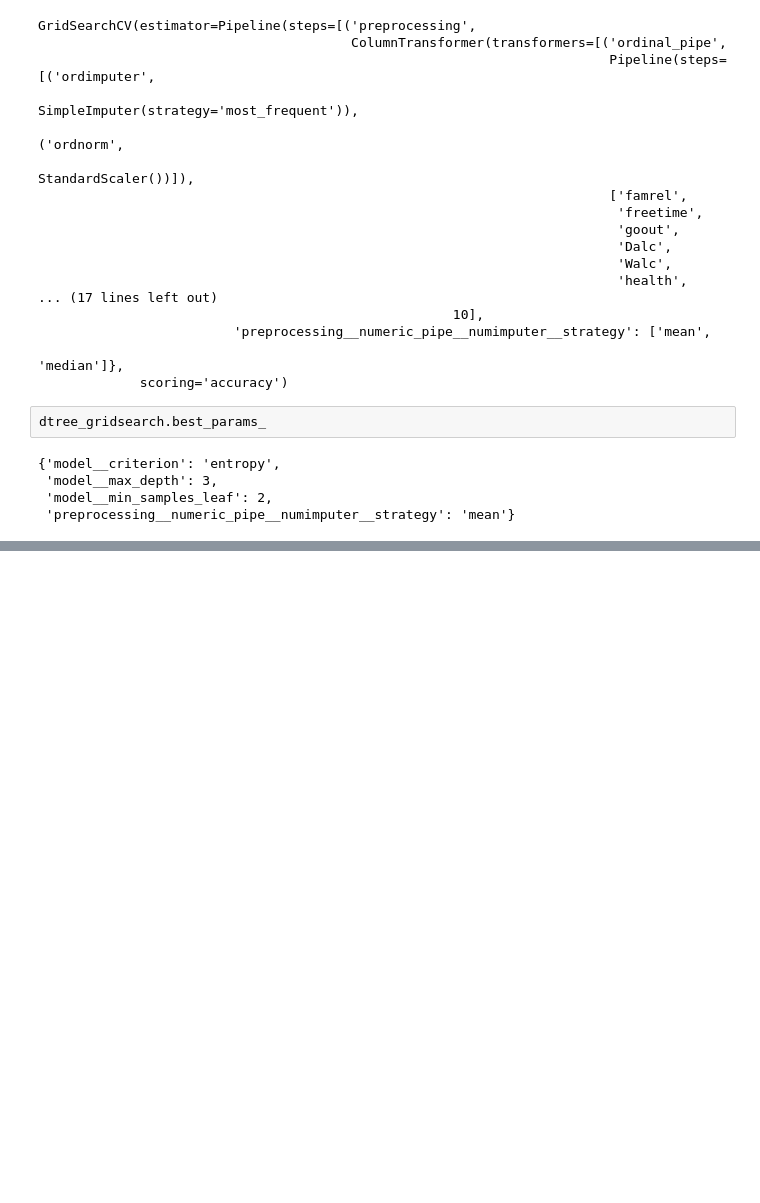
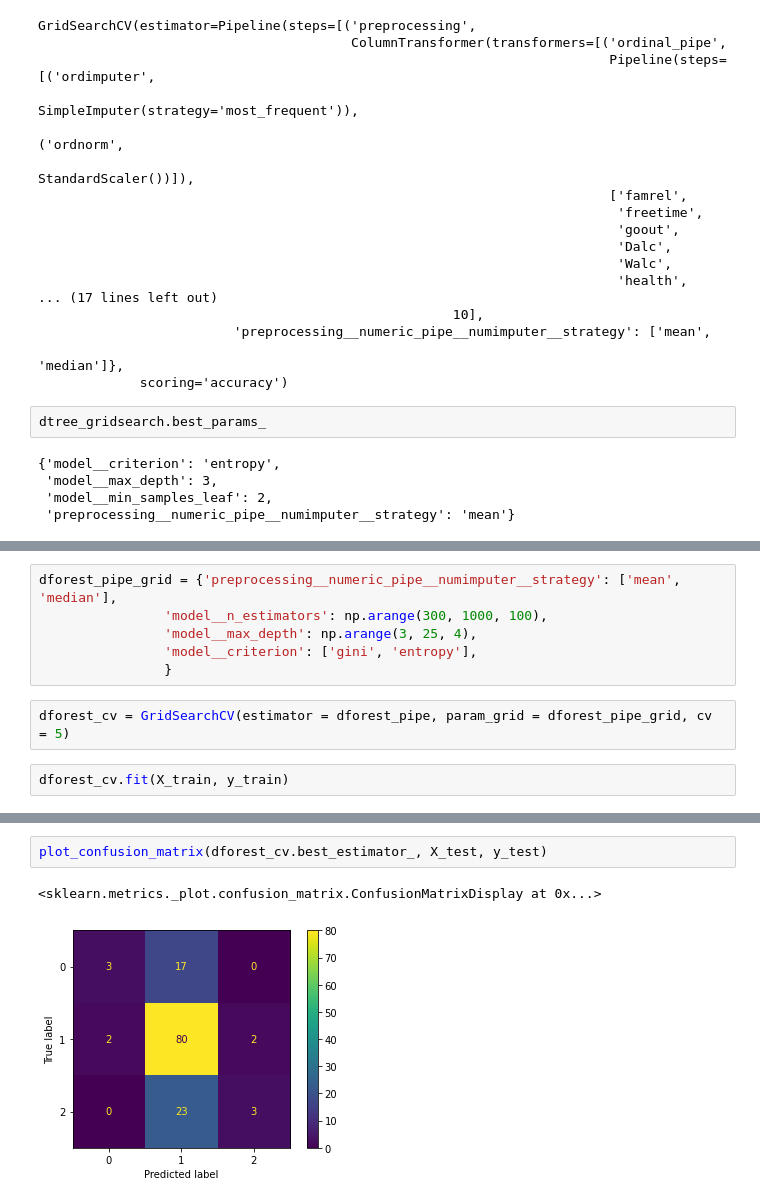
Before and after one commit to markjh2323/phase3proj, a Jupyter notebook: model.ipynb, the cells around one changed output, grey strips where cells are left out. Drawn from its saved outputs; the diff is of its cells as text; blank space fills up the shorter version.

```diff
--- a/model.ipynb
+++ b/model.ipynb
@@ -273,0 +321,10 @@ plot_confusion_matrix(dtree_gridsearch.best_estimator_, X_train, y_train)
+# %%
+dforest_pipe_grid = {'preprocessing__numeric_pipe__numimputer__strategy': ['mean', 'median'],
+                'model__n_estimators': np.arange(300, 1000, 100),
+                'model__max_depth': np.arange(3, 25, 4),
+                'model__criterion': ['gini', 'entropy'],
+                }
+# %%
+dforest_cv = GridSearchCV(estimator = dforest_pipe, param_grid = dforest_pipe_grid, cv = 5)
+# %%
+dforest_cv.fit(X_train, y_train)
@@ -273,0 +349,5 @@ plot_confusion_matrix(dtree_gridsearch.best_estimator_, X_train, y_train)
+# %%
+plot_confusion_matrix(dforest_cv.best_estimator_, X_test, y_test)
+# %% [output]
+<sklearn.metrics._plot.confusion_matrix.ConfusionMatrixDisplay at 0x...>
+[figure, added]
```
Also changed, not shown: parts of 11 cells of this notebook.
